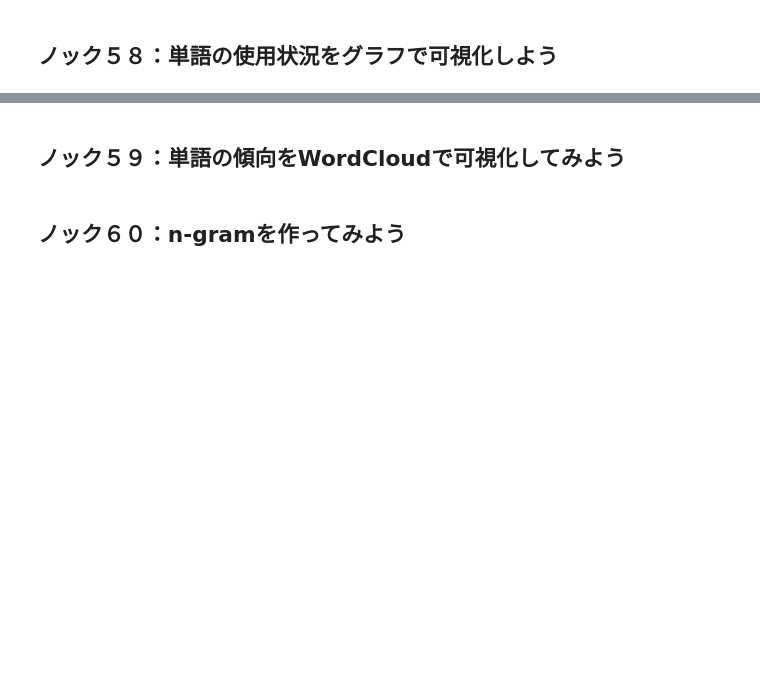
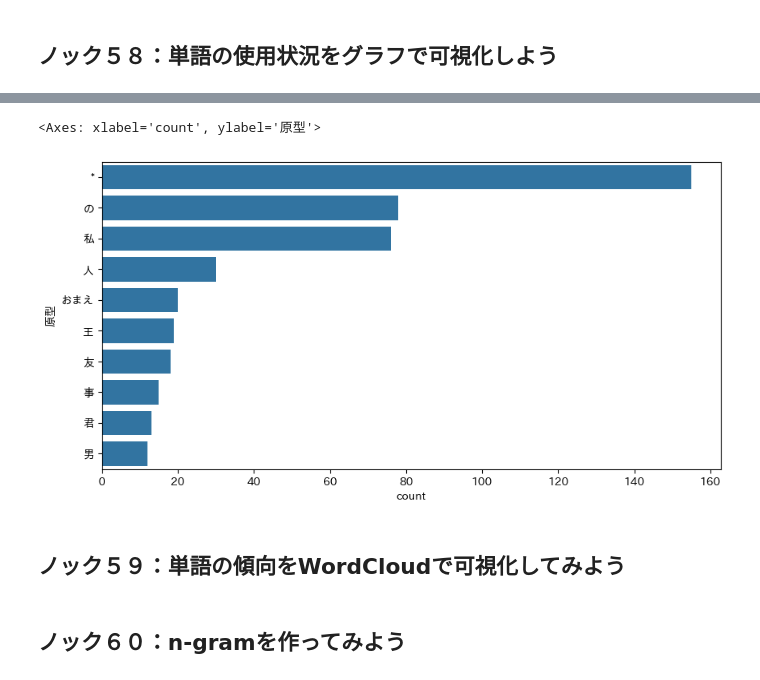
Before and after one commit to shake345/Python100knock, a Jupyter notebook: 4章_加工.ipynb, the cells around one changed output, grey strips where cells are left out. Drawn from its saved outputs; the diff is of its cells as text; code cells hidden in the pictures; blank space fills up the shorter version.

```diff
--- a/4章_加工.ipynb
+++ b/4章_加工.ipynb
@@ -253,0 +291,3 @@ parsed[-4:]
+# %%
+noun = mecab_df.loc[mecab_df['品詞']=='名詞']
+noun
@@ -254,2 +325,6 @@ parsed[-4:]
 # %% [markdown]
 ## ノック５７：不要な単語を除外しよう
+# %%
+with open('data/stop_words.txt',mode='r') as f:
+  stop_words = f.read().split()
+stop_words
@@ -255,0 +333,10 @@ parsed[-4:]
+# %%
+print(len(noun))
+noun = noun.loc[~noun['原型'].isin(stop_words)]
+print(len(noun))
+display(noun.head())
+
+print(len(verb))
+verb = verb.loc[~verb['原型'].isin(stop_words)]
+print(len(verb))
+display(verb.head())
@@ -256,2 +360,7 @@ parsed[-4:]
 # %% [markdown]
 ## ノック５８：単語の使用状況をグラフで可視化しよう
+# %%
+count = noun.groupby('原型').size().sort_values(ascending=False)
+count.name = 'count'
+count = count.reset_index().head(10)
+count
@@ -258,3 +386,12 @@ parsed[-4:]
+# %%
+import matplotlib.pyplot as plt
+import seaborn as sns
+import japanize_matplotlib
+plt.figure(figsize=(10,5))
+sns.barplot(x=count['count'],y=count['原型'])
+# %% [output]
+<Axes: xlabel='count', ylabel='原型'>
+[figure, added]
 # %% [markdown]
 ## ノック５９：単語の傾向をWordCloudで可視化してみよう
 # %% [markdown]
```
Also changed, not shown: parts of 10 cells of this notebook.
